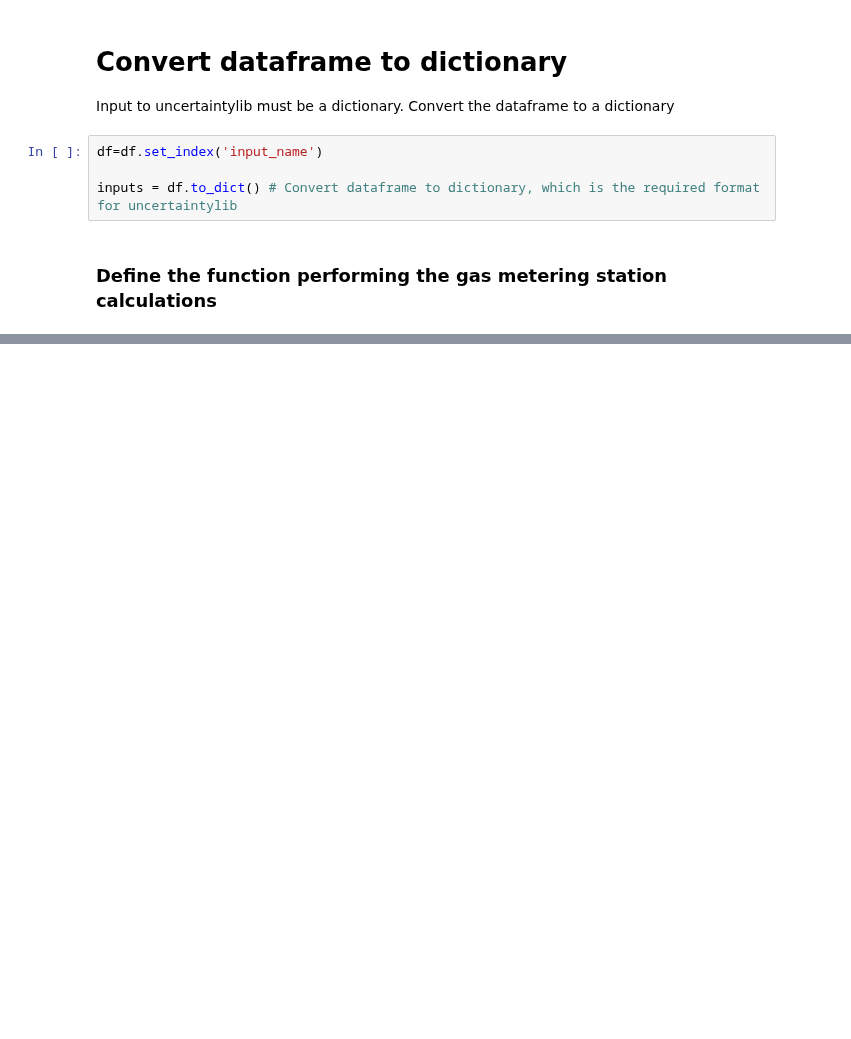
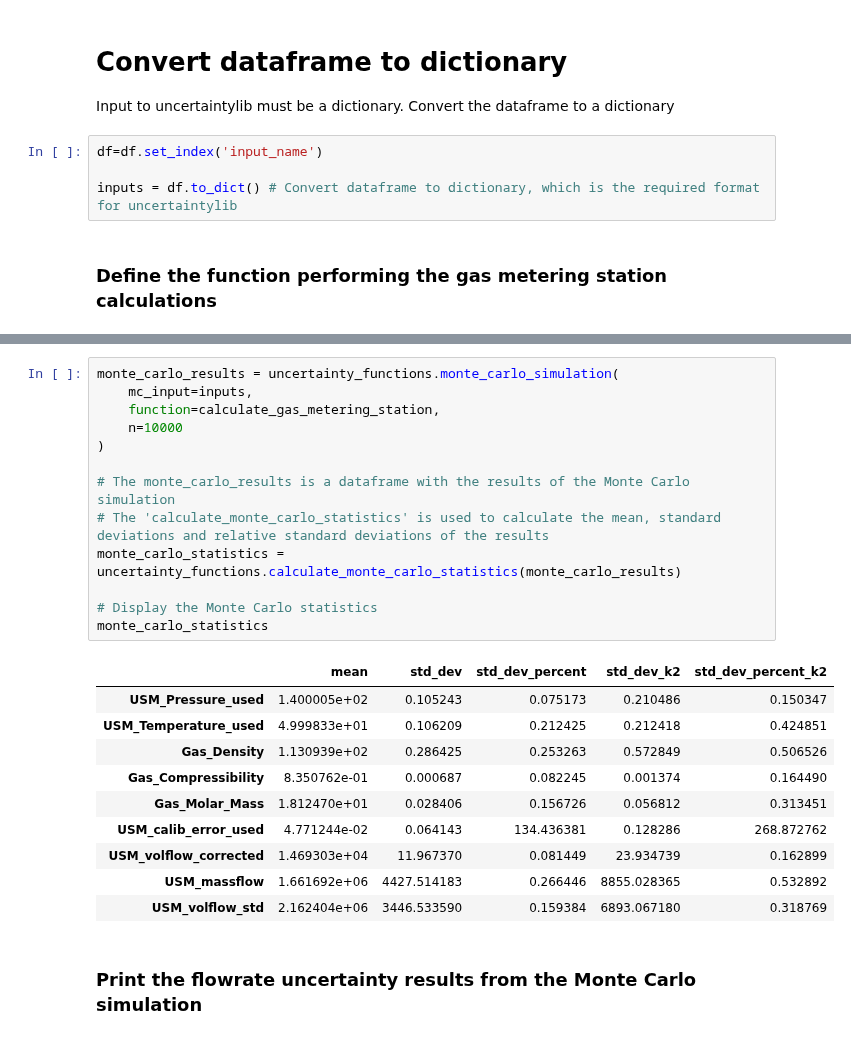
Before and after one commit to equinor/uncertaintylib, a Jupyter notebook: examples/example_06/example_06.ipynb, the cells around one changed output, grey strips where cells are left out. Drawn from its saved outputs; the diff is of its cells as text; blank space fills up the shorter version.

```diff
--- a/examples/example_06/example_06.ipynb
+++ b/examples/example_06/example_06.ipynb
@@ -107,0 +197,26 @@ KeyError: 'Z'
+# %%
+monte_carlo_results = uncertainty_functions.monte_carlo_simulation(
+    mc_input=inputs,
+    function=calculate_gas_metering_station,
+    n=10000
+)
+
+# The monte_carlo_results is a dataframe with the results of the Monte Carlo simulation
+# The 'calculate_monte_carlo_statistics' is used to calculate the mean, standard deviations and relative standard deviations of the results
+monte_carlo_statistics = uncertainty_functions.calculate_monte_carlo_statistics(monte_carlo_results)
+
+# Display the Monte Carlo statistics
+monte_carlo_statistics
+# %% [output]
+|  | mean | std_dev | std_dev_percent | std_dev_k2 | std_dev_percent_k2 |
+| USM_Pressure_used | 1.400005e+02 | 0.105243 | 0.075173 | 0.210486 | 0.150347 |
+| USM_Temperature_used | 4.999833e+01 | 0.106209 | 0.212425 | 0.212418 | 0.424851 |
+| Gas_Density | 1.130939e+02 | 0.286425 | 0.253263 | 0.572849 | 0.506526 |
+| Gas_Compressibility | 8.350762e-01 | 0.000687 | 0.082245 | 0.001374 | 0.164490 |
+| Gas_Molar_Mass | 1.812470e+01 | 0.028406 | 0.156726 | 0.056812 | 0.313451 |
+| USM_calib_error_used | 4.771244e-02 | 0.064143 | 134.436381 | 0.128286 | 268.872762 |
+| USM_volflow_corrected | 1.469303e+04 | 11.967370 | 0.081449 | 23.934739 | 0.162899 |
+| USM_massflow | 1.661692e+06 | 4427.514183 | 0.266446 | 8855.028365 | 0.532892 |
+| USM_volflow_std | 2.162404e+06 | 3446.533590 | 0.159384 | 6893.067180 | 0.318769 |
+# %% [markdown]
+### Print the flowrate uncertainty results from the Monte Carlo simulation
```
Also changed, not shown: parts of 13 cells of this notebook.
